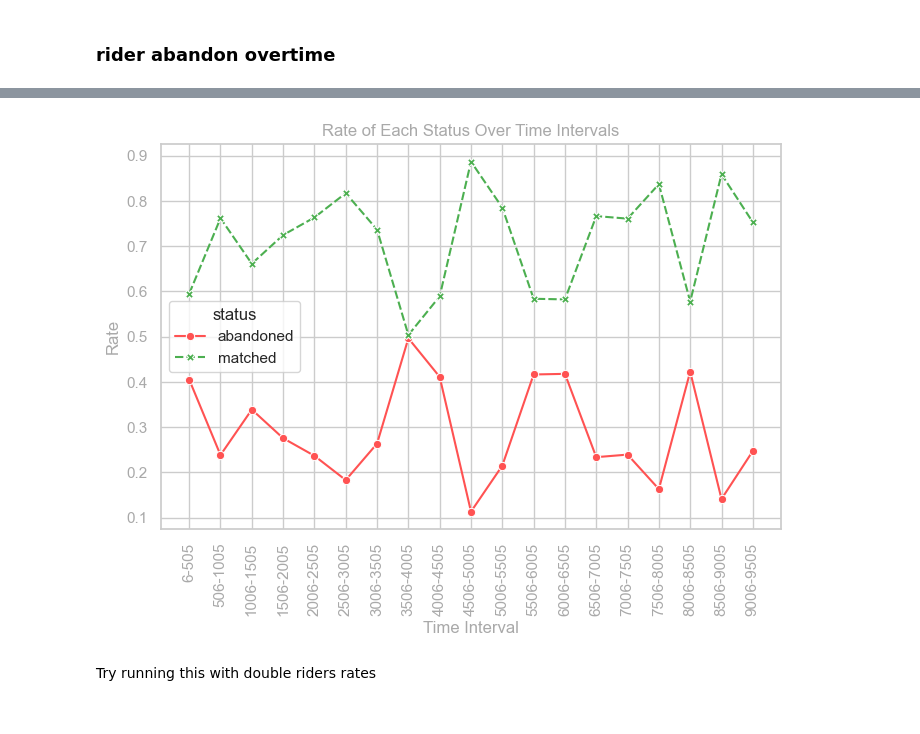
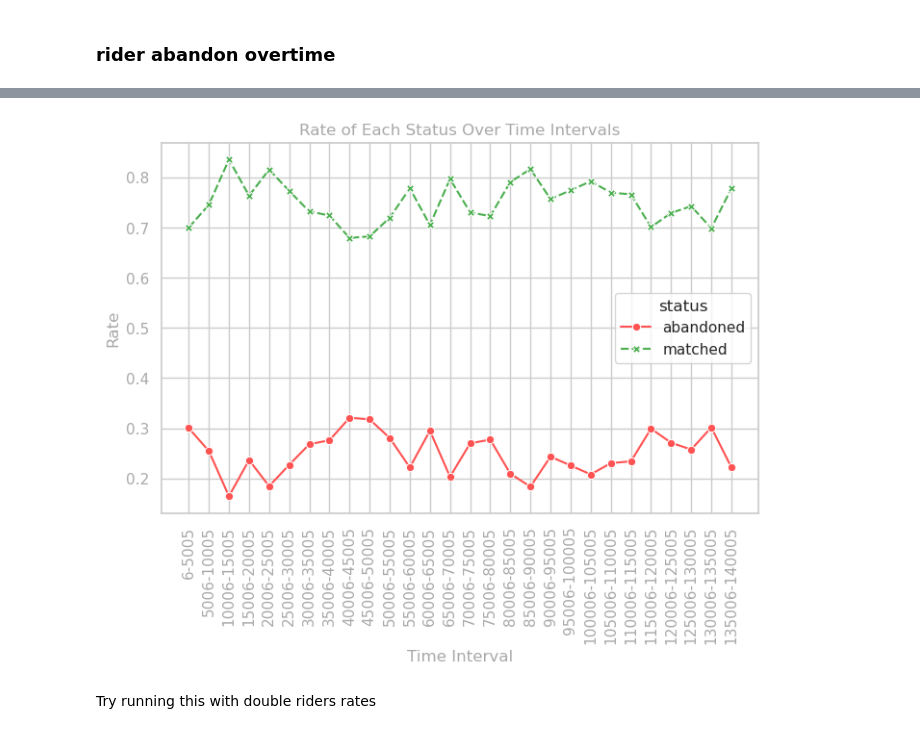
Before and after one commit to noPunintended/Squareshire_simulation, a Jupyter notebook: Codes/notebooks/eda.ipynb, the cells around one changed output, grey strips where cells are left out. Drawn from its saved outputs; the diff is of its cells as text; code cells hidden in the pictures.

```diff
--- a/Codes/notebooks/eda.ipynb
+++ b/Codes/notebooks/eda.ipynb
@@ -5,11 +5,11 @@ import pandas as pd
 import seaborn as sns
 import matplotlib.pyplot as plt
 # %%
-#drivers_df = pd.read_pickle('../output/drivers.pkl')
-#riders_df = pd.read_pickle('../output/riders.pkl')
+drivers_df = pd.read_pickle('../output/drivers.pkl')
+riders_df = pd.read_pickle('../output/riders.pkl')
 
-drivers_df = pd.read_pickle('D:/University of Edinburgh/All coding stuff/Simulation/Git/Squareshire_simulation/Codes/output/drivers.pkl')
-riders_df = pd.read_pickle('D:/University of Edinburgh/All coding stuff/Simulation/Git/Squareshire_simulation/Codes/output/riders.pkl')
+# drivers_df = pd.read_pickle('D:/University of Edinburgh/All coding stuff/Simulation/Git/Squareshire_simulation/Codes/output/drivers.pkl')
+# riders_df = pd.read_pickle('D:/University of Edinburgh/All coding stuff/Simulation/Git/Squareshire_simulation/Codes/output/riders.pkl')
 # %%
 def load_pickle(file_path):
     with open(file_path, 'rb') as f:
@@ -162,0 +140,2 @@ sim_stats_10k
+# %%
+riders_df['time'] = riders_df['become_available']
@@ -261,7 +350,7 @@ temp_df = riders_df.copy()
 
 # Remove 'waiting' status
 temp_df = temp_df[temp_df['status'] != 'waiting']
-temp_df['time'] = temp_df['become_available'].apply(lambda x: x[0])
+temp_df['time'] = temp_df['become_available']
 
 
 custom_palette = {
@@ -270,35 +359,35 @@ custom_palette = {
 }
 
 # Define equal-sized time intervals
 time_min, time_max = temp_df['time'].min(), temp_df['time'].max()
-bin_edges = list(range(int(time_min), int(time_max) + 6, 500))  # Creating bins with a max span of 5
+bin_edges = list(range(int(time_min), int(time_max) + 6, 5000))  # Creating bins with a max span of 5
 temp_df['time_interval'] = pd.cut(temp_df['time'], bins=bin_edges, labels=[f"{bin_edges[i]}-{bin_edges[i+1]-1}" for i in range(len(bin_edges)-1)], include_lowest=True)
 
 # Combine 'reached_destination' and 'transit' into 'matched'
 temp_df['status'] = temp_df['status'].replace({'reached_destination': 'matched', 'transit': 'matched'})
 
 # Calculate rate of each status over time intervals
 status_counts = temp_df.groupby(['time_interval', 'status']).size().unstack(fill_value=0)
 status_rates = status_counts.div(status_counts.sum(axis=1), axis=0)
 
 # Set seaborn style
 sns.set_theme(style="whitegrid")
 
 # Create the line plot for rates
 plt.figure(figsize=(8, 5))
 sns.lineplot(data=status_rates, markers=True, palette=custom_palette)
 
 # Labels and title
 plt.xlabel("Time Interval", color='darkgray')
 plt.ylabel("Rate", color='darkgray')
 plt.title("Rate of Each Status Over Time Intervals", color='darkgray')
 plt.xticks(rotation=90, color='darkgray')
 plt.yticks(color='darkgray')
 
 # Show the plot
 plt.show()
 # %% [output]
-[figure, old version]
+[figure, new version]
 # %% [markdown]
 Try running this with double riders rates
 # %% [markdown]
```
Also changed, not shown: parts of 71 cells of this notebook, 4 other files.
